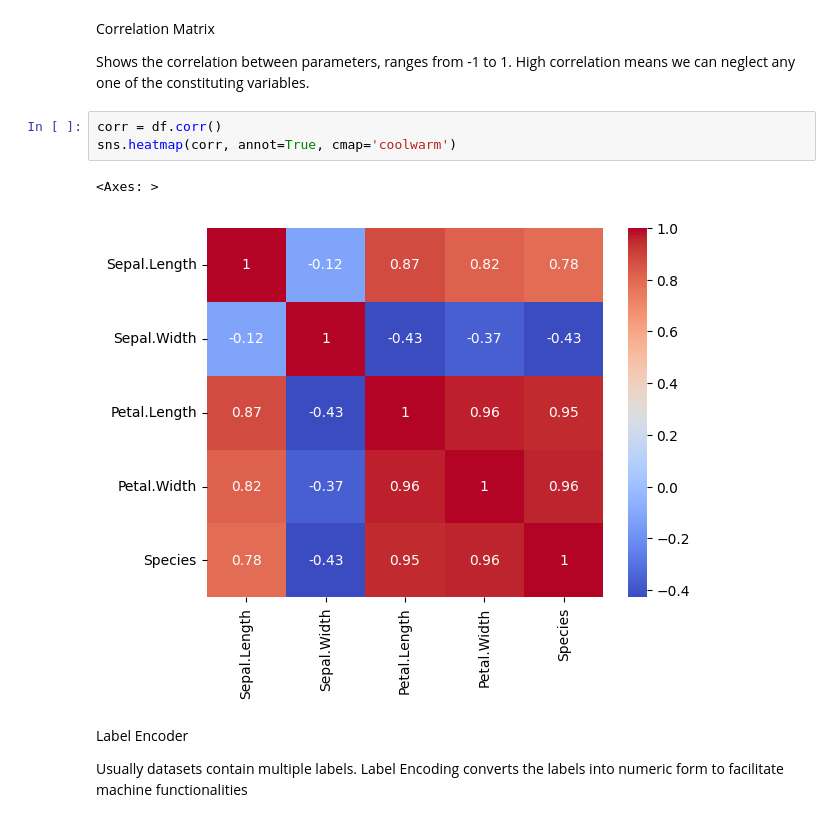
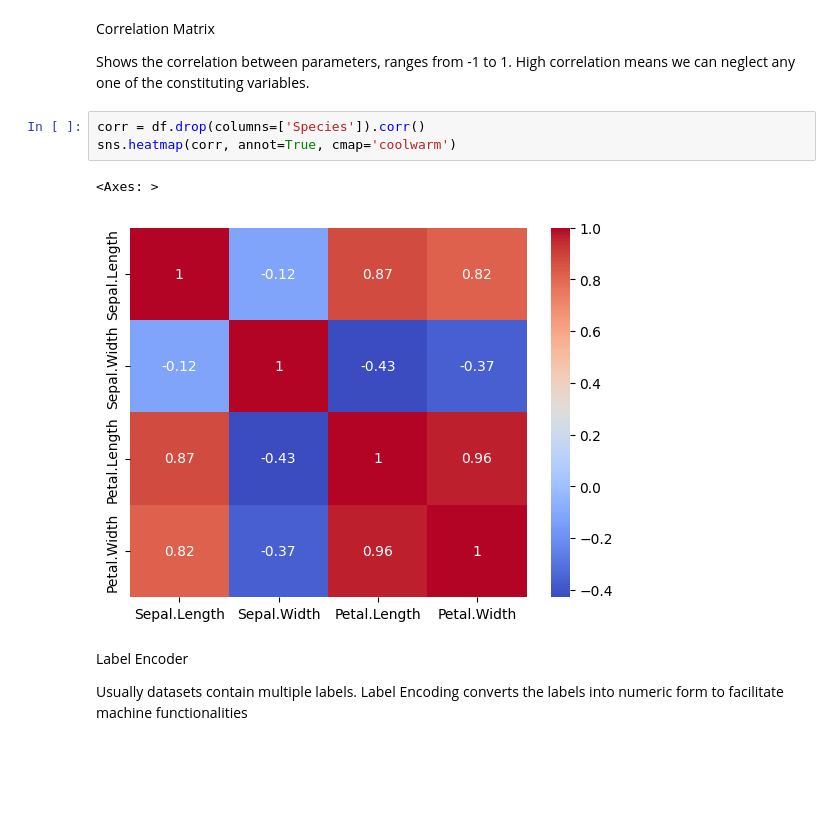
Before and after one commit to lishaangral/iris-problem, a Jupyter notebook: index.ipynb, the cells around one changed output. Cells and saved outputs as stored; diff of their text form; blank space fills up the shorter version.

```diff
--- a/index.ipynb
+++ b/index.ipynb
@@ -143,11 +143,11 @@ Correlation Matrix
 
 Shows the correlation between parameters, ranges from -1 to 1. High correlation means we can neglect any one of the constituting variables.
 # %%
-corr = df.corr()
+corr = df.drop(columns=['Species']).corr()
 sns.heatmap(corr, annot=True, cmap='coolwarm')
 # %% [output]
 <Axes: >
-[figure, old version]
+[figure, new version]
 # %% [markdown]
 Label Encoder
 
```
Also changed, not shown: parts of 10 cells of this notebook, 1 other file.
